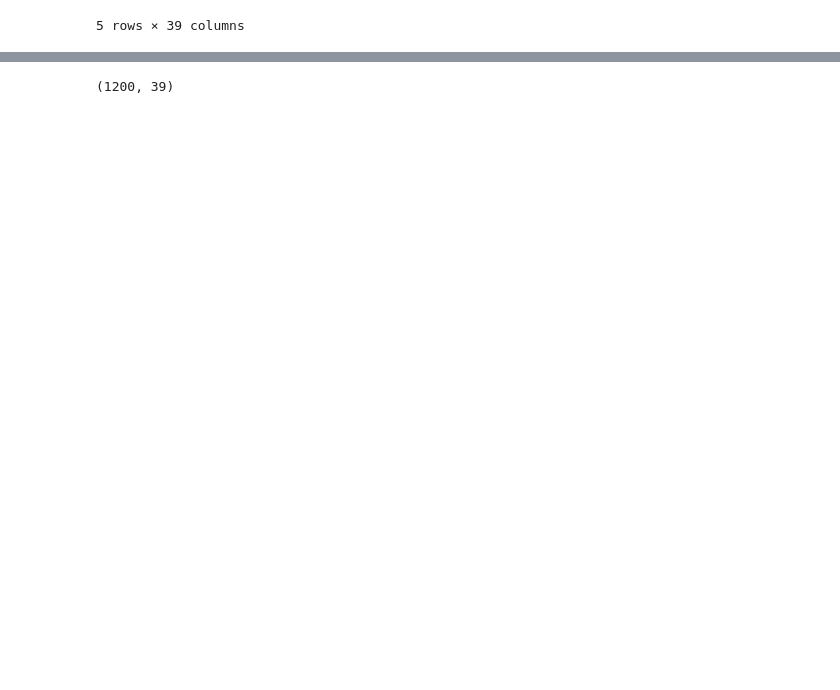
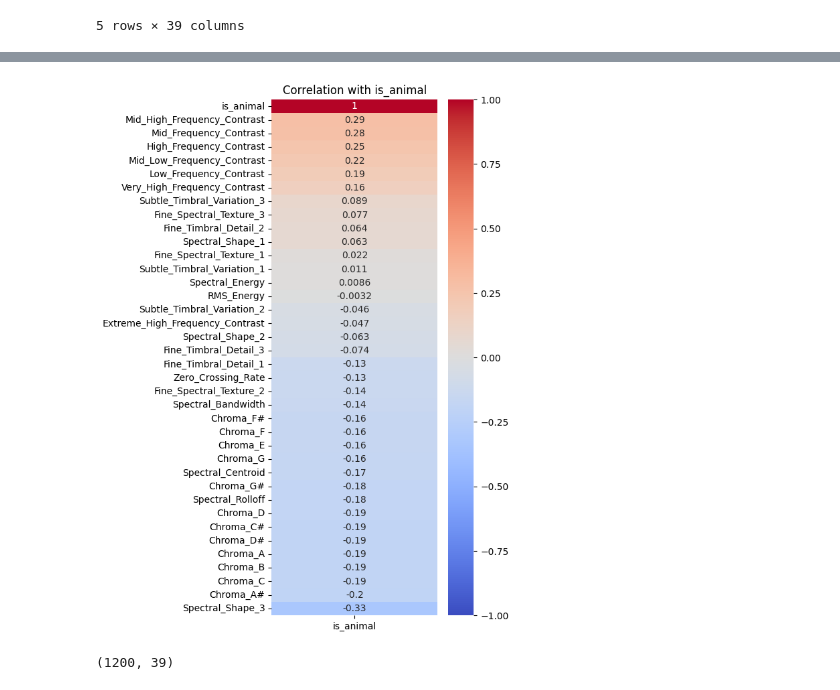
Before and after one commit to RussellArvin/animalsoundprediction, a Jupyter notebook: main.ipynb, the cells around one changed output, grey strips where cells are left out. Drawn from its saved outputs; the diff is of its cells as text; code cells hidden in the pictures; blank space fills up the shorter version.

```diff
--- a/main.ipynb
+++ b/main.ipynb
@@ -274,0 +285,3 @@ metadata.head()
+# %%
+cleaned_metadata = metadata.drop(columns=['filename','category'])
+cleaned_metadata.head()
@@ -275,3 +296,19 @@ metadata.head()
+# %%
+corr_matrix = cleaned_metadata.corr()
+
+# Focus on the 'is_animal' correlations
+corr_with_is_animal = corr_matrix[['is_animal']]
+
+# Create a heatmap
+plt.figure(figsize=(4, 10))  # Adjust the figure size as needed
+sb.heatmap(corr_with_is_animal.sort_values(by='is_animal', ascending=False),
+            annot=True, cmap='coolwarm', vmin=-1, vmax=1)
+plt.title('Correlation with is_animal')
+
+# Show the plot
+plt.show()
+# %% [output]
+[figure, added]
 # %%
 animal_metadata = metadata[metadata['category'].isin(animal_categories)]
 
```
Also changed, not shown: parts of 7 cells of this notebook.
